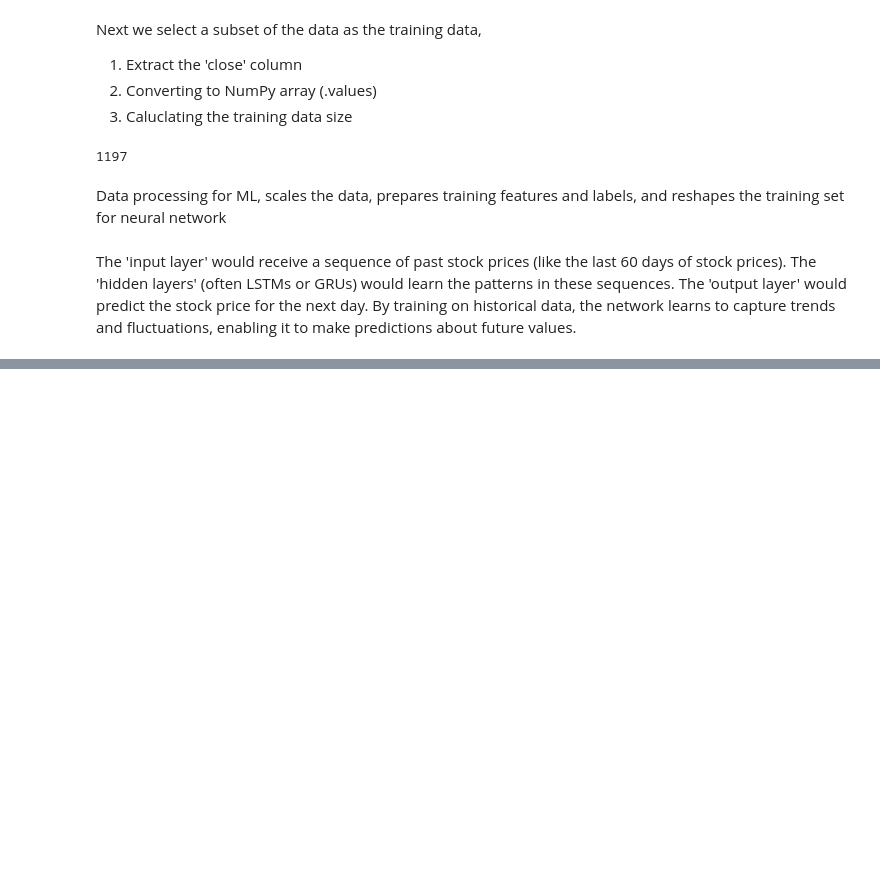
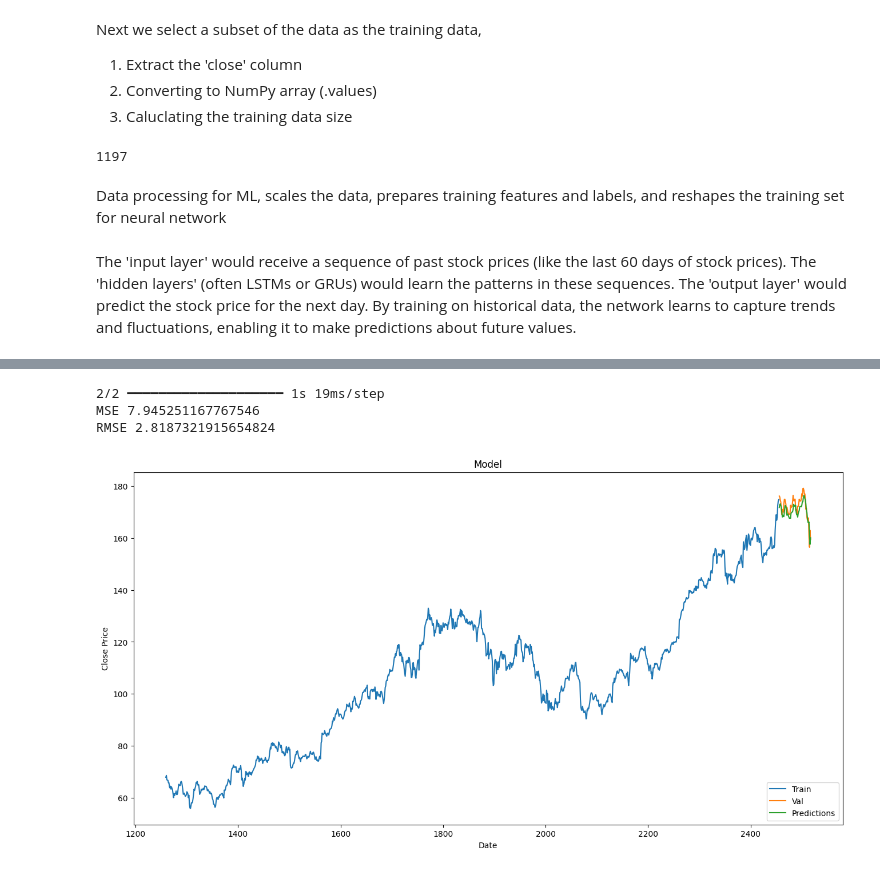
Before and after one commit to rebell32/StockPrediction, a Jupyter notebook: StockPrediction.ipynb, the cells around one changed output, grey strips where cells are left out. Drawn from its saved outputs; the diff is of its cells as text; code cells hidden in the pictures; blank space fills up the shorter version.

```diff
--- a/StockPrediction.ipynb
+++ b/StockPrediction.ipynb
@@ -182,0 +168,10 @@ x_train = np.reshape(x_train, (x_train.shape[0], x_train.shape[1], 1))
+# %%
+from tensorflow import keras
+model = keras.models.Sequential()
+model.add(keras.layers.LSTM(units=64, return_sequences=True, input_shape=(x_train.shape[1],1)))
+model.add(keras.layers.LSTM(units=64))
+model.add(keras.layers.Dense(32))
+model.add(keras.layers.Dropout(0.5))
+model.add(keras.layers.Dense(1))
+model.compile(optimizer='adam', loss='mean_squared_error')
+model.summary
@@ -182,0 +180,3 @@ x_train = np.reshape(x_train, (x_train.shape[0], x_train.shape[1], 1))
+# %%
+model.compile(optimizer='adam', loss='mean_squared_error')
+model.fit(x_train, y_train, batch_size=1, epochs=10)
@@ -182,0 +205,36 @@ x_train = np.reshape(x_train, (x_train.shape[0], x_train.shape[1], 1))
+# %%
+test_data = scaled_data[training_data_len-60: , :]
+x_test = [None] * (len(test_data) - 60)  # Initialize x_test with the correct size
+y_test = dataset[training_data_len:, :]
+for i in range(60, len(test_data)):
+    x_test[i-60] = test_data[i-60:i,0]
+
+#convert input to Numpy
+x_test = np.array(x_test)
+x_test = np.reshape(x_test, (x_test.shape[0], x_test.shape[1], 1))
+
+predictions = model.predict(x_test)
+predictions = scaler.inverse_transform(predictions)
+
+mse=np.mean((predictions-y_test)**2)
+print("MSE",mse) #mean squared error
+print("RMSE",np.sqrt(mse)) #root mean squared error
+# %% [output]
+2/2 ━━━━━━━━━━━━━━━━━━━━ 1s 19ms/step
+MSE 7.945251167767546
+RMSE 2.8187321915654824
+# %%
+train= apple[:training_data_len]
+test=apple[training_data_len:]
+test['Predictions']=predictions
+
+plt.figure(figsize=(16,8))
+plt.title('Model')
+plt.xlabel('Date')
+plt.ylabel('Close Price')
+plt.plot(train['close'])
+plt.plot(test[['close','Predictions']])
+plt.legend(['Train','Val','Predictions'],loc='lower right')
+plt.show()
+# %% [output]
+[figure, added]
```
Also changed, not shown: parts of 5 cells of this notebook.
